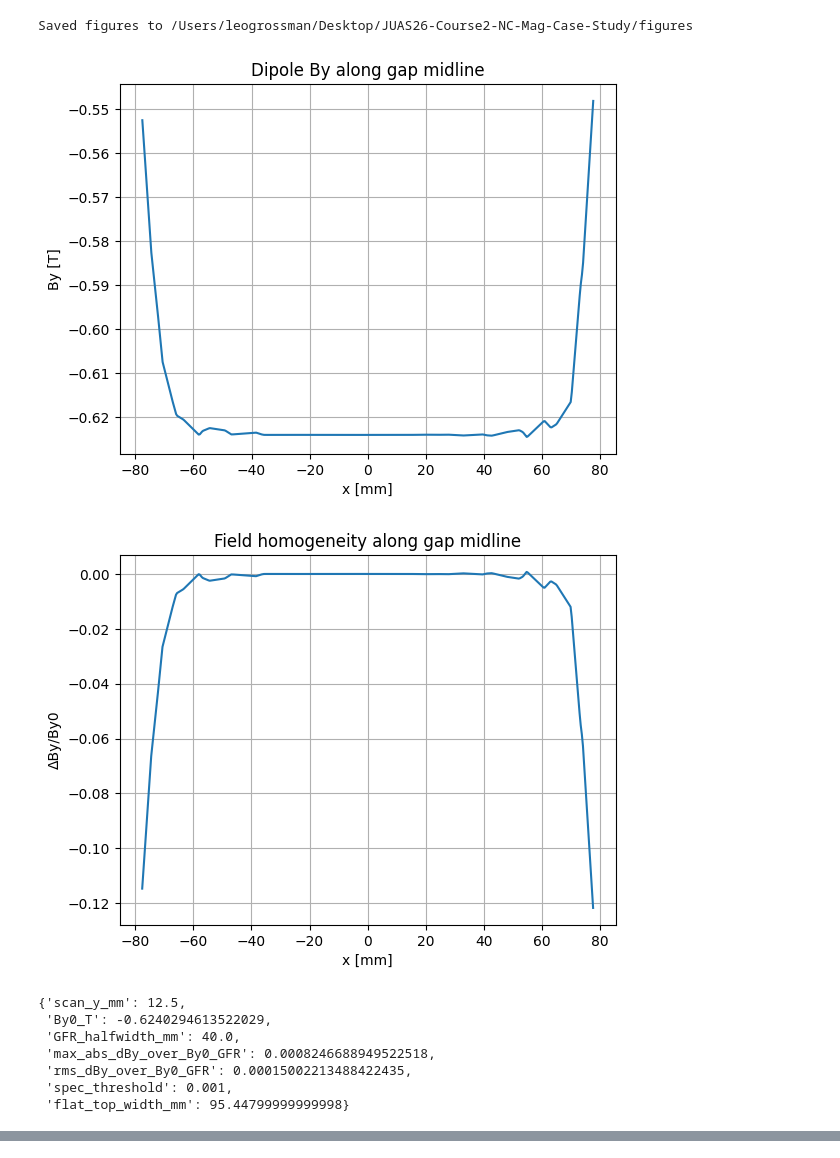
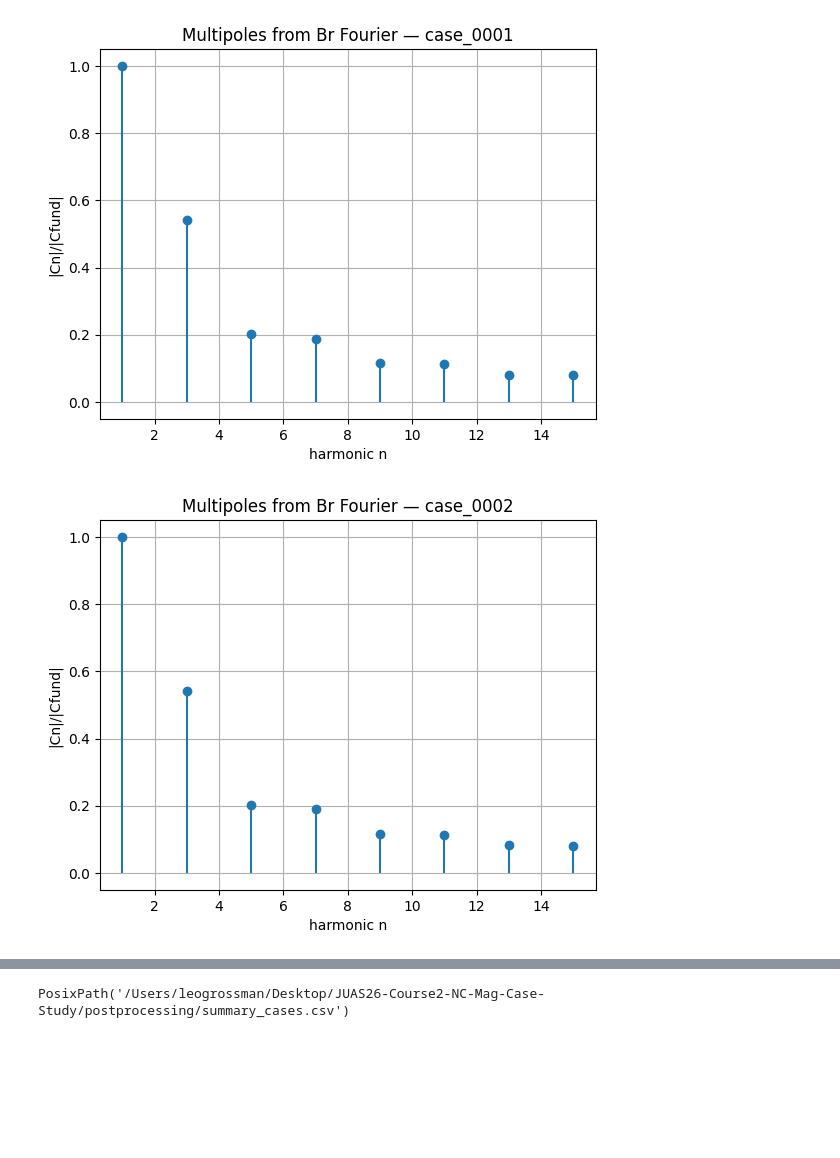
Before and after one commit to leogrossman/JUAS26-Course2-NC-Mag-Case-Study, a Jupyter notebook: postprocessing/gap_scan_postprocessing.ipynb, the cells around one changed output, grey strips where cells are left out. Saved outputs shown, nothing was run; the diff lists cells and outputs as text; code cells hidden in the pictures; blank space fills up the shorter version.

```diff
--- a/postprocessing/gap_scan_postprocessing.ipynb
+++ b/postprocessing/gap_scan_postprocessing.ipynb
@@ -126,39 +115,11 @@ Flat-top width around x=0 meeting spec: 95.448 mm
-# %%
-# Optional: save figures (uncomment to enable)
-outdir = Path('..') / 'figures'
-outdir.mkdir(exist_ok=True)
-
-plt.figure(); plt.plot(x, By); plt.xlabel('x [mm]'); plt.ylabel('By [T]'); plt.grid(True)
-plt.title('Dipole By along gap midline');
-plt.savefig(outdir / 'By_vs_x.png', dpi=200, bbox_inches='tight')
-
-plt.figure(); plt.plot(x, hom); plt.xlabel('x [mm]'); plt.ylabel('ΔBy/By0'); plt.grid(True)
-plt.title('Field homogeneity along gap midline');
-plt.savefig(outdir / 'dBy_over_By0_vs_x.png', dpi=200, bbox_inches='tight')
-
-print('Saved figures to', outdir.resolve())
-# %% [output]
-Saved figures to /Users/leogrossman/Desktop/JUAS26-Course2-NC-Mag-Case-Study/figures
-[figure, removed]
-[figure, removed]
-# %%
-# Optional: export a one-line summary for report tables
-summary = {
-    'scan_y_mm': float(df['y_mm'].iloc[0]),
-    'By0_T': float(By0),
-    'GFR_halfwidth_mm': float(GFR_X_MM),
-    'max_abs_dBy_over_By0_GFR': float(max_abs),
-    'rms_dBy_over_By0_GFR': float(rms),
-    'spec_threshold': float(SPEC),
-    'flat_top_width_mm': float(flat_width),
-}
-pd.DataFrame([summary]).to_csv(Path('..')/'data'/'gap_scan_summary.csv', index=False)
-summary
-# %% [output]
-{'scan_y_mm': 12.5,
- 'By0_T': -0.6240294613522029,
- 'GFR_halfwidth_mm': 40.0,
- 'max_abs_dBy_over_By0_GFR': 0.0008246688949522518,
- 'rms_dBy_over_By0_GFR': 0.00015002213488422435,
- 'spec_threshold': 0.001,
- 'flat_top_width_mm': 95.44799999999998}
+# %%
+for name,_,df_mul in cases[:5]:
+    if df_mul is None: continue
+    plt.figure()
+    plt.stem(df_mul['n'], df_mul['Cn_over_fund'], basefmt=' ')
+    plt.xlabel('harmonic n'); plt.ylabel('|Cn|/|Cfund|'); plt.grid(True)
+    plt.title(f'Multipoles from Br Fourier — {name}')
+plt.show()
+# %% [output]
+[figure, added]
+[figure, added]
@@ -164,0 +129,5 @@ summary
+# %%
+summary.to_csv('summary_cases.csv', index=False)
+Path('summary_cases.csv').resolve()
+# %% [output]
+PosixPath('/Users/leogrossman/Desktop/JUAS26-Course2-NC-Mag-Case-Study/postprocessing/summary_cases.csv')
```
Also changed, not shown: parts of 14 cells of this notebook, 47 other files.
